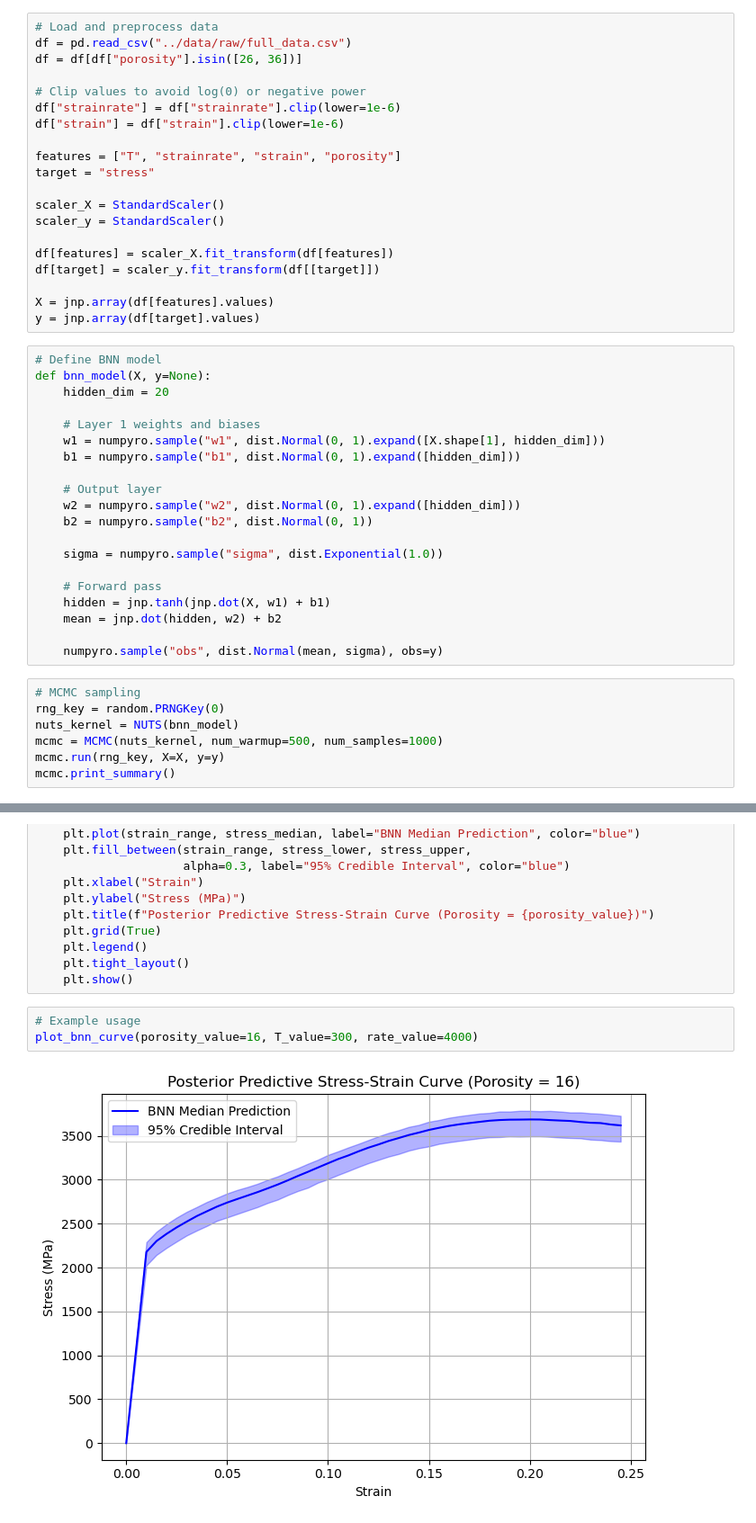
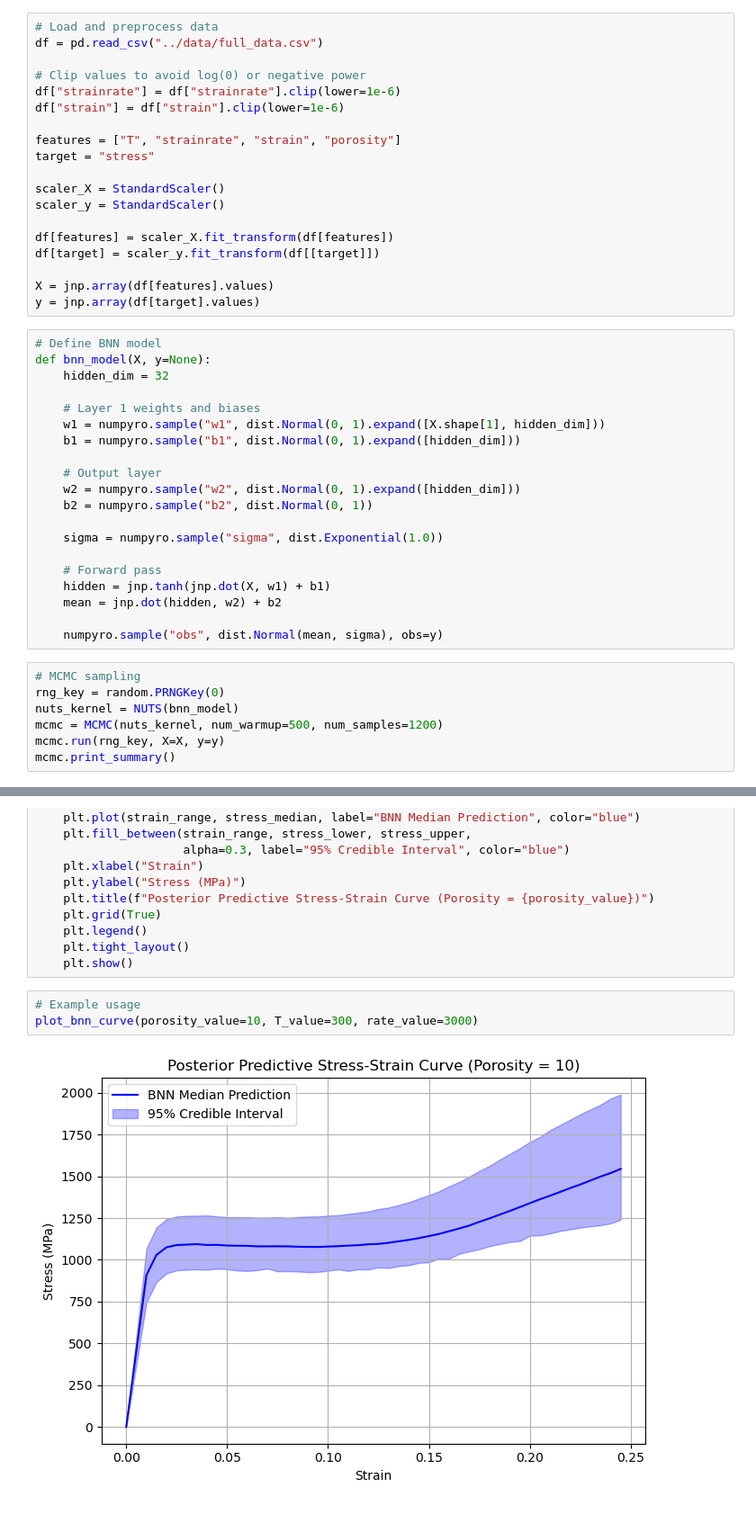
Before and after one commit to Green-zy/poromat, a Jupyter notebook: notebooks/BNN_demo.ipynb, the cells around one changed output, grey strips where cells are left out. Shown at 90% size. Drawn from its saved outputs; the diff is of its cells as text.

```diff
--- a/notebooks/BNN_demo.ipynb
+++ b/notebooks/BNN_demo.ipynb
@@ -139,8 +141,7 @@ from numpyro.infer import MCMC, NUTS, Predictive
 import matplotlib.pyplot as plt
 # %%
 # Load and preprocess data
-df = pd.read_csv("../data/raw/full_data.csv")
-df = df[df["porosity"].isin([26, 36])]
+df = pd.read_csv("../data/full_data.csv")
 
 # Clip values to avoid log(0) or negative power
 df["strainrate"] = df["strainrate"].clip(lower=1e-6)
@@ -160,7 +161,7 @@ y = jnp.array(df[target].values)
 # %%
 # Define BNN model
 def bnn_model(X, y=None):
-    hidden_dim = 20
+    hidden_dim = 32
 
     # Layer 1 weights and biases
     w1 = numpyro.sample("w1", dist.Normal(0, 1).expand([X.shape[1], hidden_dim]))
@@ -181,7 +182,7 @@ def bnn_model(X, y=None):
 # MCMC sampling
 rng_key = random.PRNGKey(0)
 nuts_kernel = NUTS(bnn_model)
-mcmc = MCMC(nuts_kernel, num_warmup=500, num_samples=1000)
+mcmc = MCMC(nuts_kernel, num_warmup=500, num_samples=1200)
 mcmc.run(rng_key, X=X, y=y)
 mcmc.print_summary()
 # %% [output]
@@ -291,6 +292,6 @@ def plot_bnn_curve(porosity_value, T_value=400, rate_value=2000):
     plt.show()
 # %%
 # Example usage
-plot_bnn_curve(porosity_value=16, T_value=300, rate_value=4000)
+plot_bnn_curve(porosity_value=10, T_value=300, rate_value=3000)
 # %% [output]
-[figure, old version]
+[figure, new version]
```
Also changed, not shown: parts of 2 cells of this notebook, 47 other files.
